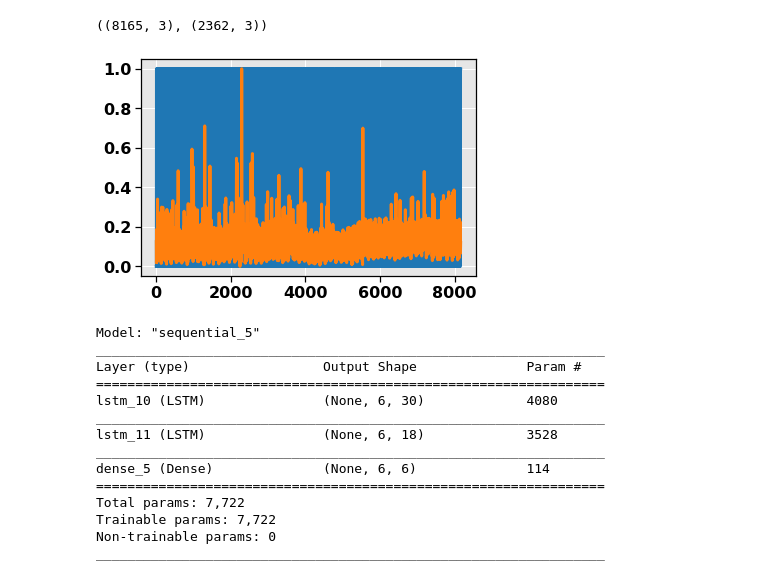
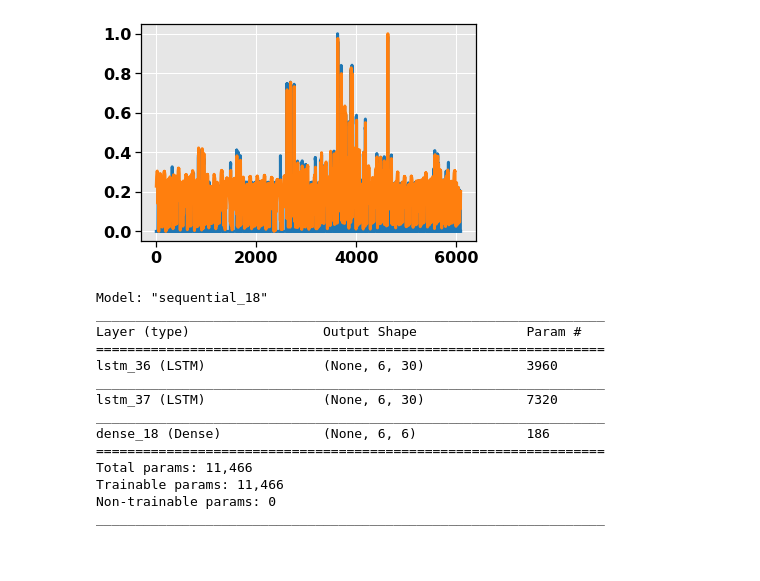
Before and after one commit to fonstelien/FYS-STK4155, a Jupyter notebook: project3/source/project3.ipynb, the cells around one changed output. Drawn from its saved outputs; the diff is of its cells as text; code cells hidden in the pictures.

```diff
--- a/project3/source/project3.ipynb
+++ b/project3/source/project3.ipynb
@@ -37,11 +37,11 @@ plt.rc('figure', titlesize=LARGE)  # fontsize of the figure title
 
 COLORS = plt.rcParams['axes.prop_cycle'].by_key()['color']
 # %%
-temperatureX = utils.parse_file('data/pcu1/Supply trafo B winding 2U temp.csv', 'tempX')
-temperatureY = utils.parse_file('data/pcu1/Supply trafo B winding 2V temp.csv', 'tempY')
-temperatureZ = utils.parse_file('data/pcu1/Supply trafo B winding 2W temp.csv', 'tempZ')
-auxiliaries = utils.parse_file('data/pcu1/AUX ON from PCU.csv', 'aux_on')
-current = utils.parse_file('data/pt2/i1.csv', 'I')
+temperatureX = utils.parse_file('data/pcu2/Supply trafo A winding 2U temp.csv', 'tempX')
+temperatureY = utils.parse_file('data/pcu2/Supply trafo A winding 2V temp.csv', 'tempY')
+temperatureZ = utils.parse_file('data/pcu2/Supply trafo A winding 2W temp.csv', 'tempZ')
+auxiliaries = utils.parse_file('data/pcu1/AUX ON from PCU.csv', 'aux')
+current = utils.parse_file('data/pt4/i1.csv', 'I')
 # %%
 fig, axes = plt.subplots(nrows=3, ncols=1, figsize=(15,10), sharex=True)
 fig.suptitle('Transformer Winding Temperature, Current and Cooling Fan Status over Time', fontsize=LARGE)
@@ -97,4 +187,4 @@ X.head(0)
 # %%
-X, y = ar.prep_current_temp_model_dataset(auxiliaries, current, temperatureX, temperatureY, temperatureZ, 0)
-X.head(1)
+X, y = nn.prep_overall_model_dataset(auxiliaries, current, temperatureX)
+X.head(0)
 # %% [output]
@@ -192,40 +192,19 @@ def reshape2(X, y, batch_size):
-# %%
-X, y = nn.prep_current_model_dataset(auxiliaries, current, temperatureX)
-# %%
-start=None
-end='2018-08-01 00:00:00'
-X_train, y_train = X[start:end].to_numpy().copy(), y[start:end].to_numpy().copy()
-n, p = X_train.shape
-
-start='2019-06-13 00:00:00'
-end='2019-07-01 00:00:00'
-
-#start='2018-07-05 00:00:00'
-#end='2018-07-15 00:00:00'
-
-X_test, y_test = X[start:end].to_numpy().copy(), y[start:end].to_numpy().copy()
-X_train.shape, X_test.shape
-# %% [output]
-((8165, 3), (2362, 3))
 # %%
-scaler = skl.preprocessing.MinMaxScaler()
-scaler.fit(X_train)
-X_train_scaled = scaler.transform(X_train)
-X_test_scaled = scaler.transform(X_test)
-X_train_scaled[:,0] = X_train[:,0]
-X_test_scaled[:,0] = X_test[:,0]
+start='2018-12-15 00:00:00'
+end='2019-02-01 00:00:00'
+X_train, y_train = X[start:end], y[start:end]
 
-ymin, ymax = y_train.min(), y_train.max()
-scaler.fit(y_train)
-y_train_scaled = scaler.transform(y_train)
-y_test_scaled = scaler.transform(y_test)
+X_scaler = skl.preprocessing.MinMaxScaler()
+X_scaler.fit(X_train)
+X_train_scaled = X_scaler.transform(X_train)
 
-scaler.fit(y_train_scaled)
-y_train_scaled = scaler.transform(y_train_scaled)
-y_test_scaled = scaler.transform(y_test_scaled)
+ymin, ymax = y_train.min()[0], y_train.max()[0]
+y_scaler = skl.preprocessing.MinMaxScaler()
+y_scaler.fit(y_train)
+y_train_scaled = y_scaler.transform(y_train)
 
 plt.plot(X_train_scaled[:,1])
 plt.plot(y_train_scaled[:,0])
 plt.show()
 # %% [output]
-[figure, old version]
+[figure, new version]
@@ -236,24 +211,28 @@ X_test_reshaped, y_test_reshaped = reshape(X_test_scaled, y_test_scaled, sample_
 # %%
+n, p = X_train_scaled.shape
+sample_size = 6
+X_train_reshaped, y_train_reshaped = nn.reshape_seq_to_seq(X_train_scaled, y_train_scaled, sample_size)
+
 model = Sequential([
     LSTM(30, return_sequences=True, input_shape=(sample_size, p), dropout=.0, recurrent_dropout=.3, unroll=True),
-    LSTM(18, return_sequences=True, unroll=True),
+    LSTM(30, return_sequences=True, unroll=True),
     Dense(sample_size)
 ])
-model.compile(optimizer='adam', loss='mse')
+model.compile(optimizer='RMSprop', loss='mae')
 model.summary()
 # %% [output]
-Model: "sequential_5"
+Model: "sequential_18"
 _________________________________________________________________
 Layer (type)                 Output Shape              Param #
 =================================================================
-lstm_10 (LSTM)               (None, 6, 30)             4080
+lstm_36 (LSTM)               (None, 6, 30)             3960
 _________________________________________________________________
-lstm_11 (LSTM)               (None, 6, 18)             3528
+lstm_37 (LSTM)               (None, 6, 30)             7320
 _________________________________________________________________
-dense_5 (Dense)              (None, 6, 6)              114
+dense_18 (Dense)             (None, 6, 6)              186
 =================================================================
-Total params: 7,722
-Trainable params: 7,722
+Total params: 11,466
+Trainable params: 11,466
 Non-trainable params: 0
 _________________________________________________________________
 # %%
```
Also changed, not shown: parts of 19 cells of this notebook, 3 other files.
